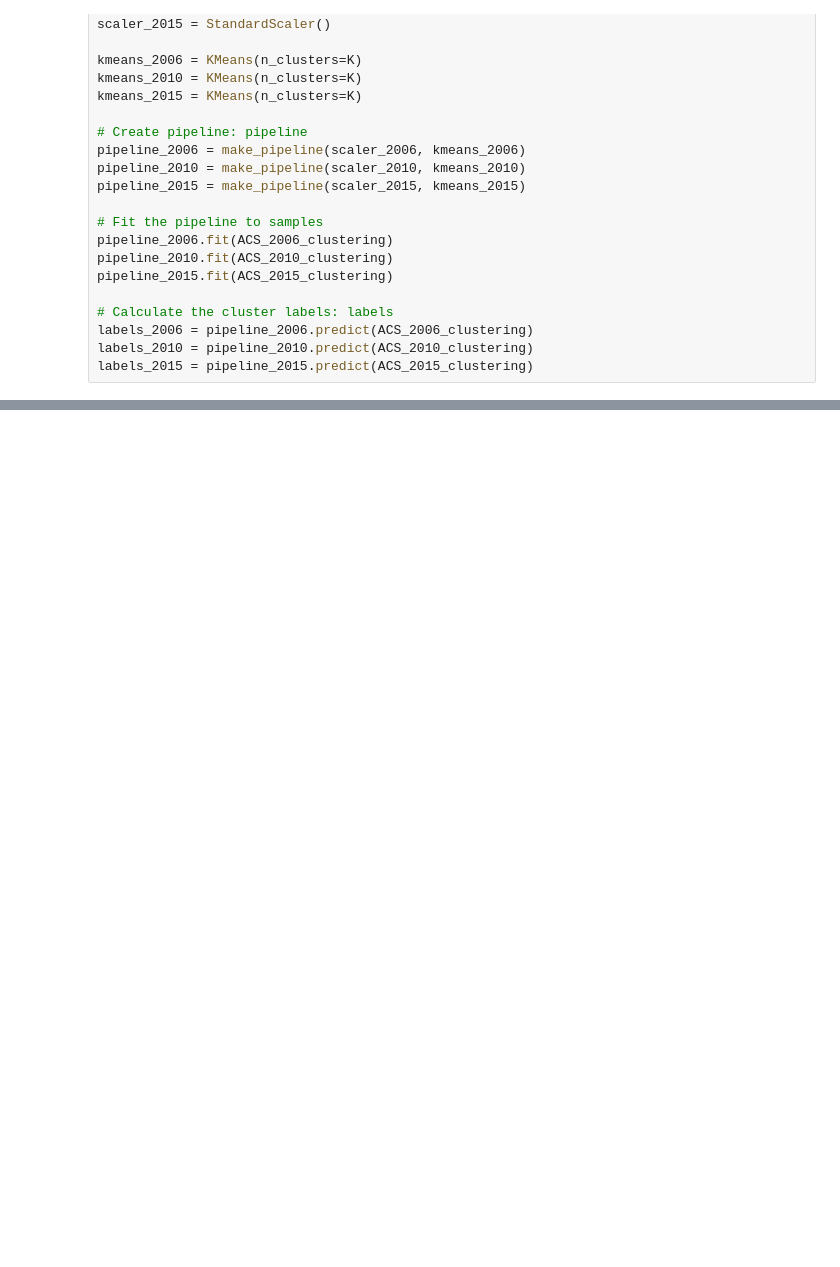
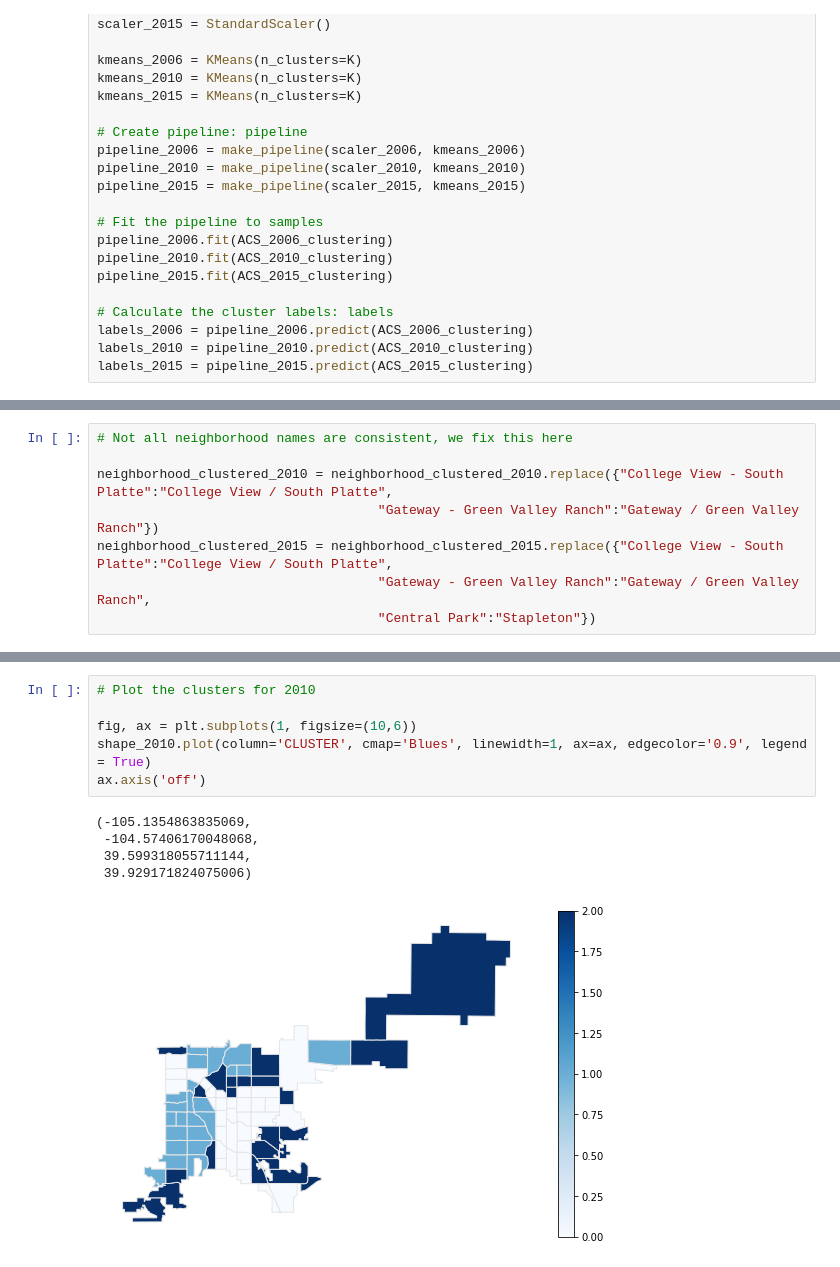
Before and after one commit to wgrewe/D2P-Optimization-Fall-2021, a Jupyter notebook: American_Community_Surveys/Survey Data Cleaning.ipynb, the cells around one changed output, grey strips where cells are left out. Saved outputs shown, nothing was run; the diff lists cells and outputs as text; blank space fills up the shorter version.

```diff
--- a/American_Community_Surveys/Survey Data Cleaning.ipynb
+++ b/American_Community_Surveys/Survey Data Cleaning.ipynb
@@ -184,0 +218,8 @@ array([2, 2, 0, 2, 0, 2, 2, 2, 1, 1, 1, 2, 2, 2, 1, 1, 0, 0, 2, 1, 2, 1,
+# %%
+# Not all neighborhood names are consistent, we fix this here
+
+neighborhood_clustered_2010 = neighborhood_clustered_2010.replace({"College View - South Platte":"College View / South Platte",
+                                    "Gateway - Green Valley Ranch":"Gateway / Green Valley Ranch"})
+neighborhood_clustered_2015 = neighborhood_clustered_2015.replace({"College View - South Platte":"College View / South Platte",
+                                    "Gateway - Green Valley Ranch":"Gateway / Green Valley Ranch",
+                                    "Central Park":"Stapleton"})
@@ -184,0 +261,12 @@ array([2, 2, 0, 2, 0, 2, 2, 2, 1, 1, 1, 2, 2, 2, 1, 1, 0, 0, 2, 1, 2, 1,
+# %%
+# Plot the clusters for 2010
+
+fig, ax = plt.subplots(1, figsize=(10,6))
+shape_2010.plot(column='CLUSTER', cmap='Blues', linewidth=1, ax=ax, edgecolor='0.9', legend = True)
+ax.axis('off')
+# %% [output]
+(-105.1354863835069,
+ -104.57406170048068,
+ 39.599318055711144,
+ 39.929171824075006)
+[figure, added]
```
Also changed, not shown: parts of 28 cells of this notebook.
